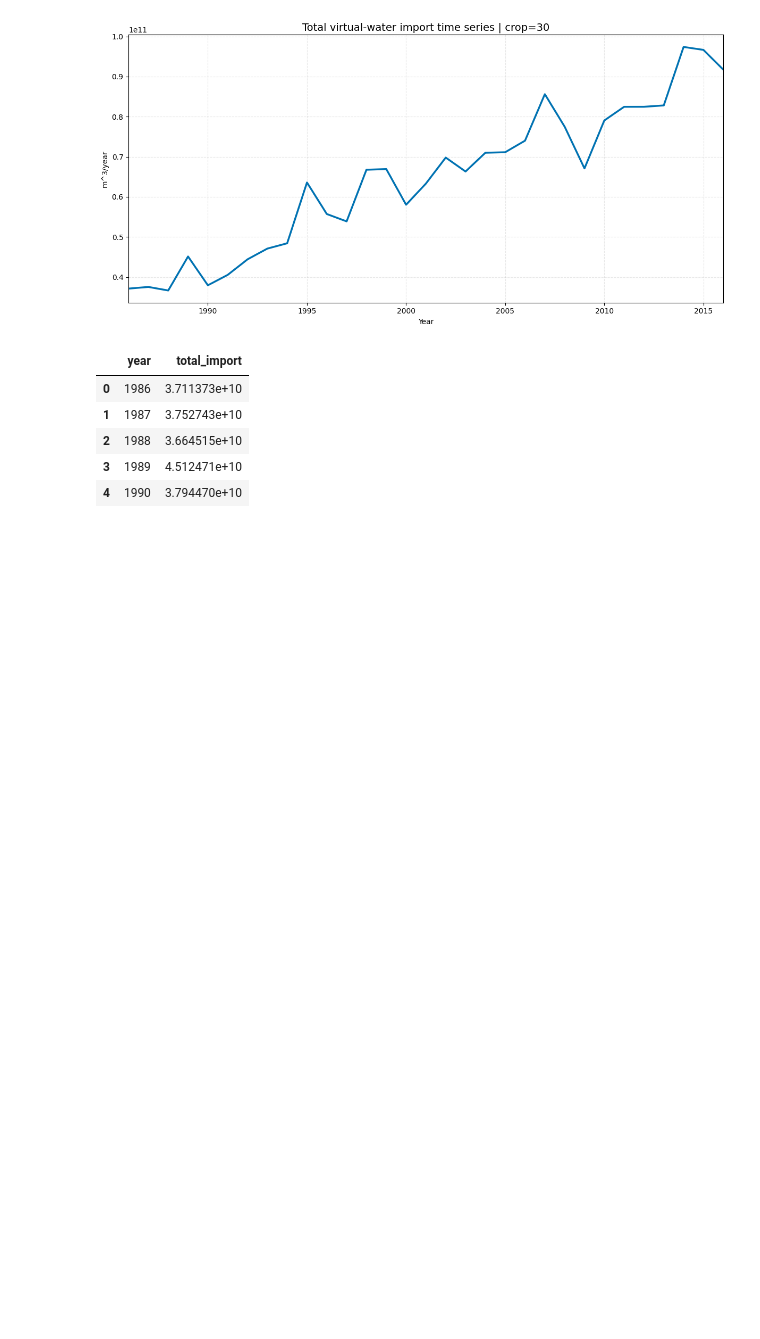
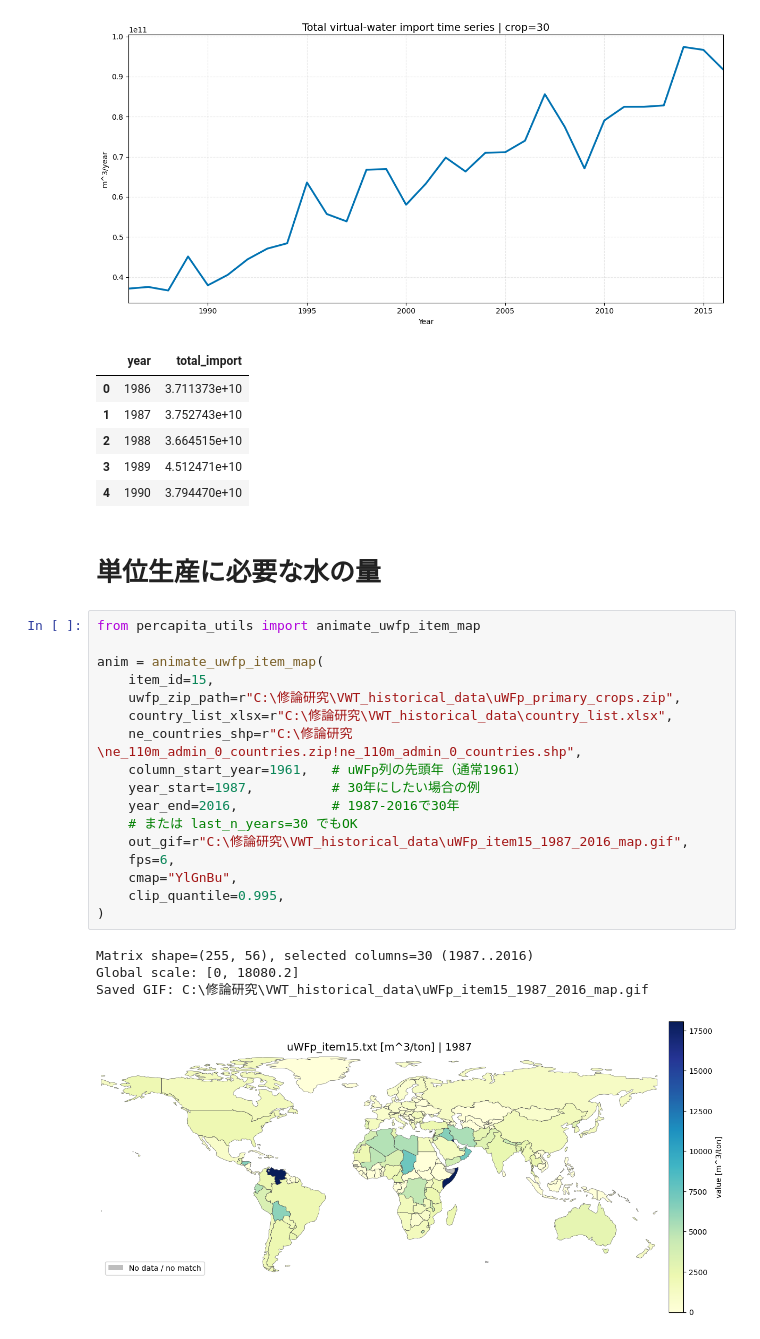
Before and after one commit to hgsl-general/2025_master_Tsuda, a Jupyter notebook: codes/net.ipynb, the cells around one changed output. Drawn from its saved outputs; the diff is of its cells as text; blank space fills up the shorter version.

```diff
--- a/codes/net.ipynb
+++ b/codes/net.ipynb
@@ -2070,3 +2070,27 @@ df_total.head()
 | 2 | 1988 | 3.664515e+10 |
 | 3 | 1989 | 4.512471e+10 |
 | 4 | 1990 | 3.794470e+10 |
+# %% [markdown]
+# 単位生産に必要な水の量
+# %%
+from percapita_utils import animate_uwfp_item_map
+
+anim = animate_uwfp_item_map(
+    item_id=15,
+    uwfp_zip_path=r"C:\修論研究\VWT_historical_data\uWFp_primary_crops.zip",
+    country_list_xlsx=r"C:\修論研究\VWT_historical_data\country_list.xlsx",
+    ne_countries_shp=r"C:\修論研究\ne_110m_admin_0_countries.zip!ne_110m_admin_0_countries.shp",
+    column_start_year=1961,   # uWFp列の先頭年（通常1961）
+    year_start=1987,          # 30年にしたい場合の例
+    year_end=2016,            # 1987-2016で30年
+    # または last_n_years=30 でもOK
+    out_gif=r"C:\修論研究\VWT_historical_data\uWFp_item15_1987_2016_map.gif",
+    fps=6,
+    cmap="YlGnBu",
+    clip_quantile=0.995,
+)
+# %% [output]
+Matrix shape=(255, 56), selected columns=30 (1987..2016)
+Global scale: [0, 18080.2]
+Saved GIF: C:\修論研究\VWT_historical_data\uWFp_item15_1987_2016_map.gif
+[figure, added]
```
Also changed, not shown: 1 other file.
